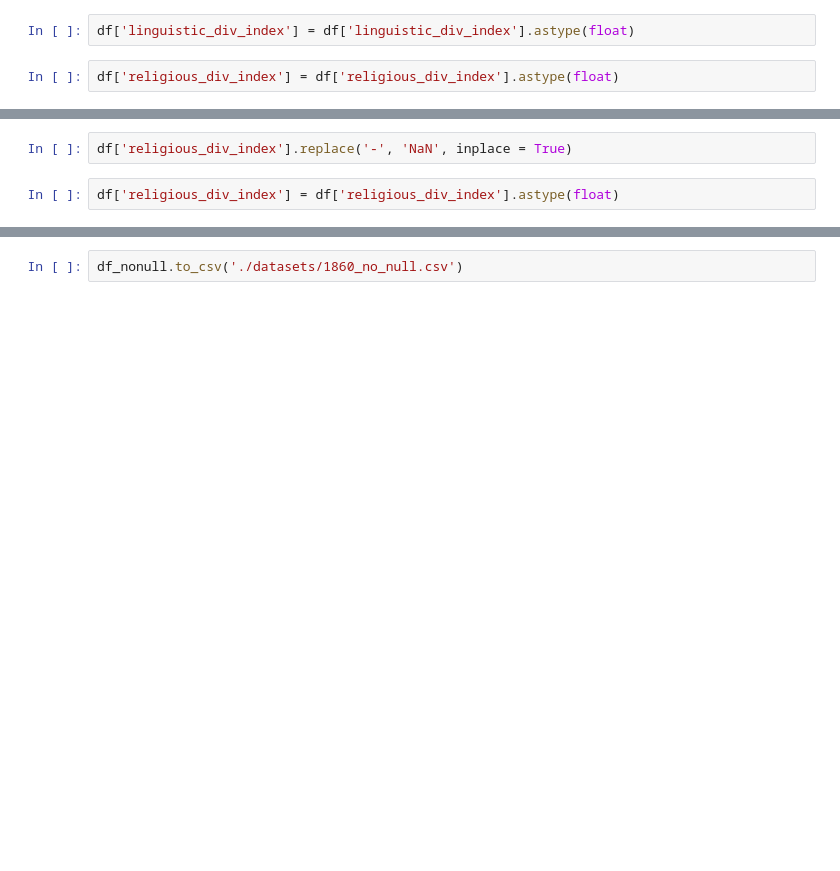
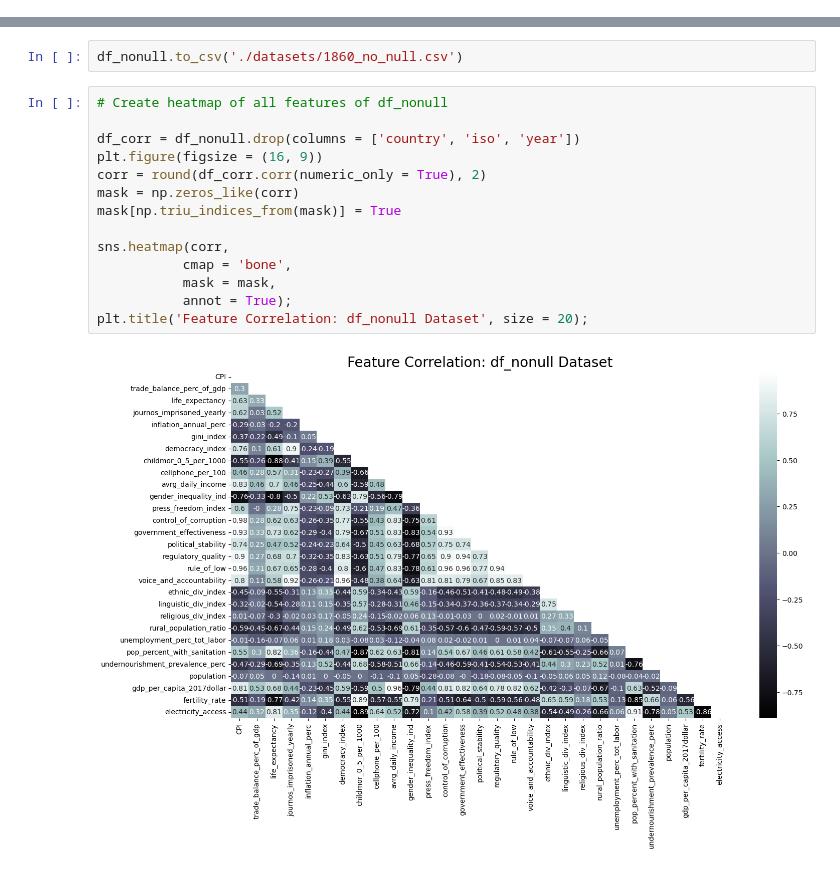
Before and after one commit to malfii/carbon-emission, a Jupyter notebook: data_collection.ipynb, the cells around one changed output, grey strips where cells are left out. Cells and saved outputs as stored; diff of their text form; blank space fills up the shorter version.

Commit message:
finished heatmaps and lr modeling

```diff
--- a/data_collection.ipynb
+++ b/data_collection.ipynb
@@ -227,4 +179,0 @@ df['linguistic_div_index'].replace('-', 'NaN', inplace = True)
-# %%
-df['linguistic_div_index'] = df['linguistic_div_index'].astype(float)
-# %%
-df['religious_div_index'] = df['religious_div_index'].astype(float)
@@ -254,4 +179,0 @@ df[df['religious_div_index'] == '-']
-# %%
-df['religious_div_index'].replace('-', 'NaN', inplace = True)
-# %%
-df['religious_div_index'] = df['religious_div_index'].astype(float)
@@ -433,2 +335,18 @@ df_nonull.shape
 # %%
 df_nonull.to_csv('./datasets/1860_no_null.csv')
+# %%
+# Create heatmap of all features of df_nonull
+
+df_corr = df_nonull.drop(columns = ['country', 'iso', 'year'])
+plt.figure(figsize = (16, 9))
+corr = round(df_corr.corr(numeric_only = True), 2)
+mask = np.zeros_like(corr)
+mask[np.triu_indices_from(mask)] = True
+
+sns.heatmap(corr,
+           cmap = 'bone',
+           mask = mask,
+           annot = True);
+plt.title('Feature Correlation: df_nonull Dataset', size = 20);
+# %% [output]
+[figure, added]
```
Also changed, not shown: parts of 36 cells of this notebook, 1 other file.
